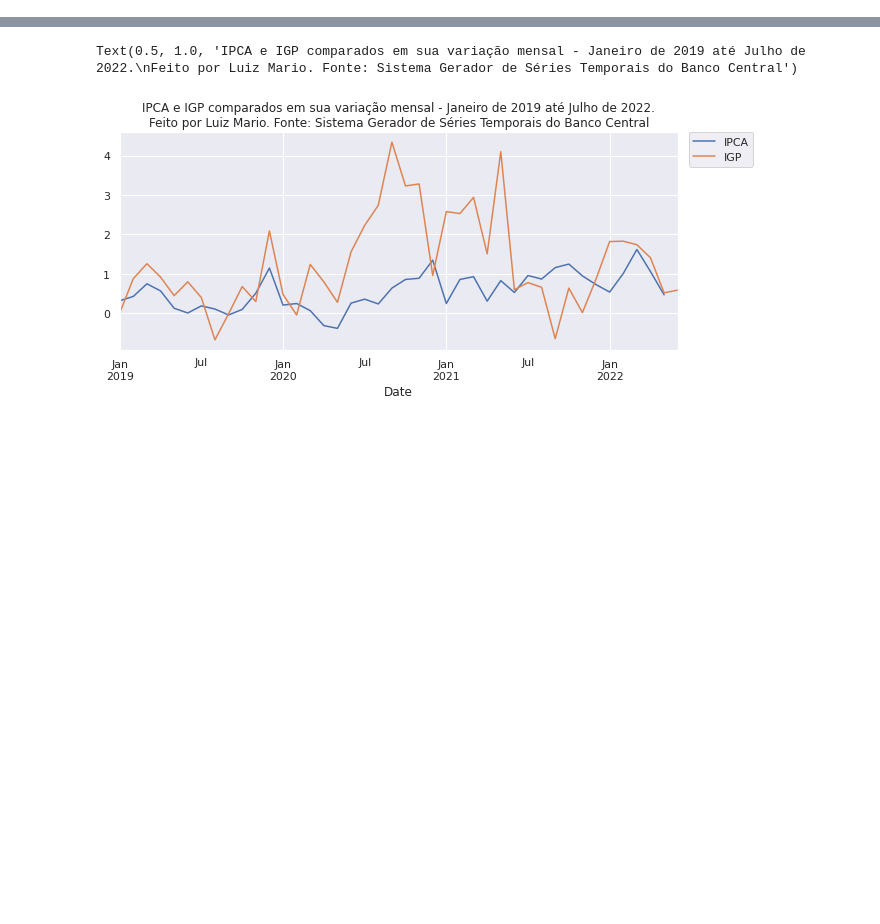
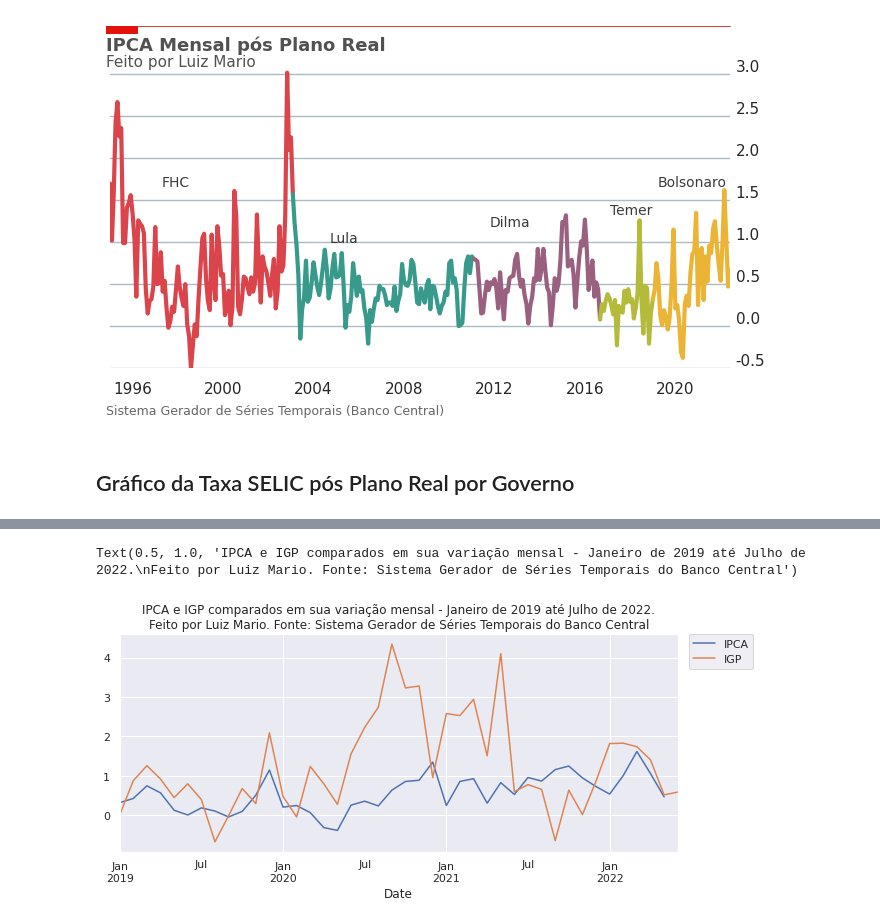
Before and after one commit to luizmarioags/Liga-de-Mercado-Financeiro-UnB, a Jupyter notebook: Graficos_LMF.ipynb, the cells around one changed output, grey strips where cells are left out. Cells and saved outputs as stored; diff of their text form; code cells hidden in the pictures; blank space fills up the shorter version.

```diff
--- a/Graficos_LMF.ipynb
+++ b/Graficos_LMF.ipynb
@@ -71,0 +145,80 @@ Text(0.5, 1.0, 'PNDA em sua variação mensal - Janeiro de 2019 até Julho de 20
+# %%
+# Layout the Economist
+# Configurando o tamanho do gráfico
+fig, ax = plt.subplots(figsize=(8,4))
+# Criando o grid
+ax.grid(which="major", axis='y', color='#758D99', alpha=0.6, zorder=1)
+# Plotando os dados
+ax.plot(ipca["Date"].iloc[1:99],
+        ipca['IPCA'].iloc[1:99],
+        color = '#DB444B',
+        linewidth = 3)
+ax.plot(ipca["Date"].iloc[98:195],
+        ipca['IPCA'].iloc[98:195],
+        color = '#379A8B',
+        linewidth = 3)
+ax.plot(ipca["Date"].iloc[194:262],
+        ipca['IPCA'].iloc[194:262],
+        color = '#9A607F',
+        linewidth = 3)
+ax.plot(ipca["Date"].iloc[261:290],
+        ipca['IPCA'].iloc[261:290],
+        color = '#B4BA39',
+        linewidth = 3)
+ax.plot(ipca["Date"].iloc[289:],
+        ipca['IPCA'].iloc[289:],
+        color = '#EBB434',
+        linewidth = 3)
+# Removendo os eixos
+ax.set_frame_on(False)
+ax.tick_params(top=False)
+ax.tick_params(labeltop=False)
+# Configurando um limte para o y, afim de fazermos um plot maior
+ax.set_ylim(-0.5,3.1)
+# Configurando o limite para x
+ax.set_xlim(pd.datetime(1995, 1, 1), pd.datetime(2022, 6, 1))
+# Formando o tamanho da legenda do eixo x
+ax.xaxis.set_tick_params(labelsize=11)
+# Formando o tamanho da legenda do eixo y
+ax.set_yticklabels(np.arange(-0.5,3.1,0.5),
+                   ha = 'left',
+                   verticalalignment='bottom')
+ax.yaxis.set_tick_params(pad=-2,
+                         labeltop=True,
+                         labelbottom=False,
+                         bottom=False,
+                         labelsize=11)
+# Adicionando as legendas para cada um dos países
+ax.text(x=.19, y=.58, s='FHC', transform=fig.transFigure, size=10, alpha=.9)
+ax.text(x=.40, y=.44, s='Lula', transform=fig.transFigure, size=10, alpha=.9)
+ax.text(x=.60, y=.48, s='Dilma', transform=fig.transFigure, size=10, alpha=.9)
+ax.text(x=.75, y=.51, s='Temer', transform=fig.transFigure, size=10, alpha=.9)
+ax.text(x=.81, y=.58, s='Bolsonaro', transform=fig.transFigure, size=10, alpha=.9)
+# Adicionando as linhas
+ax.plot([0.12, .9],
+        [.98, .98],
+        transform=fig.transFigure,
+        clip_on=False,
+        color='#E3120B',
+        linewidth=.6)
+ax.add_patch(plt.Rectangle((0.12,.98),
+                           0.04,
+                           -0.02,
+                           facecolor='#E3120B',
+                           transform=fig.transFigure,
+                           clip_on=False,
+                           linewidth = 0))
+# Adicionando título e subtítulo
+ax.text(x=0.12, y=.92, s="IPCA Mensal pós Plano Real", transform=fig.transFigure, ha='left', fontsize=13, weight='bold', alpha=.8)
+ax.text(x=0.12, y=.88, s="Feito por Luiz Mario", transform=fig.transFigure, ha='left', fontsize=11, alpha=.8)
+# Adicionando o texto da fonte
+ax.text(x=0.12, y=0.01, s="""Sistema Gerador de Séries Temporais (Banco Central)""", transform=fig.transFigure, ha='left', fontsize=9, alpha=.7)
+# Plotando o gráfico
+plt.savefig('/content/Gráficos',           # Configurando o caminho e o nome do arquivo
+            dpi = 300,                     # Configurando os pontos por polegada
+            bbox_inches="tight",           # Removendo espaço em branco extra
+            facecolor='white')             # Configurando o fundo para branco
+# %% [output]
+[figure, added]
+# %% [markdown]
+## Gráfico da Taxa SELIC pós Plano Real por Governo
```
Also changed, not shown: parts of 23 cells of this notebook.
